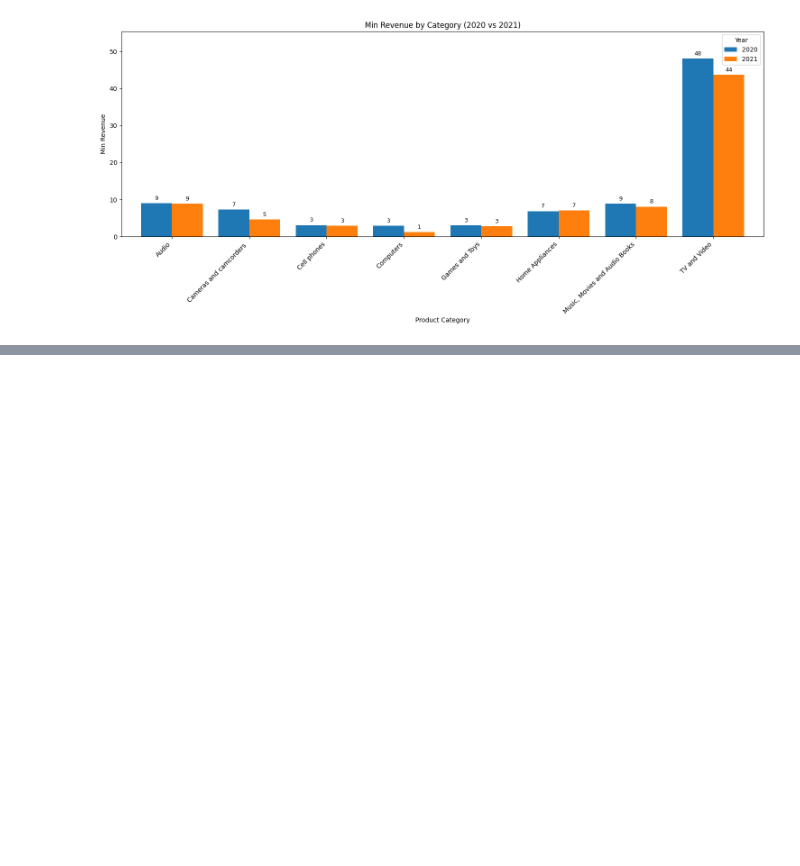
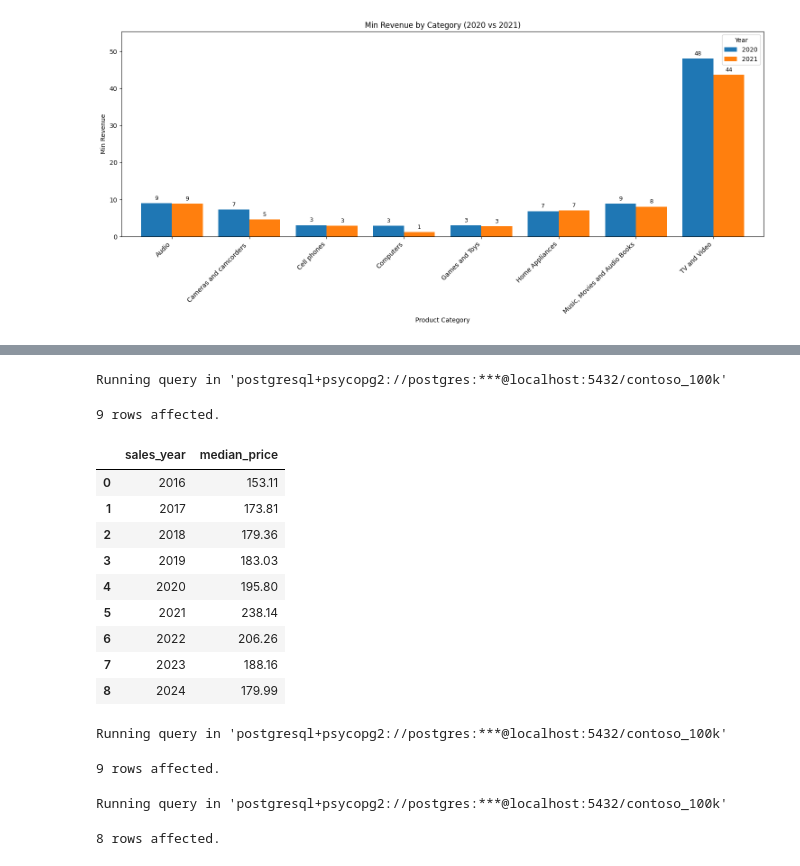
Before and after one commit to Nisha-Gangadhar/NishaTheDataAnalyst.github.io, a Jupyter notebook: Resources/Update2_SQL_Notebook.ipynb, the cells around one changed output, grey strips where cells are left out. Drawn from its saved outputs; the diff is of its cells as text; code cells hidden in the pictures; blank space fills up the shorter version.

```diff
--- a/Resources/Update2_SQL_Notebook.ipynb
+++ b/Resources/Update2_SQL_Notebook.ipynb
@@ -1015,0 +1043,36 @@ plt.show()
+# %%
+%%sql
+
+SELECT
+    EXTRACT(YEAR FROM orderdate) AS sales_year,
+    PERCENTILE_CONT(0.5) WITHIN GROUP (ORDER BY netprice) AS median_price
+FROM sales
+WHERE netprice IS NOT NULL
+  AND EXTRACT(YEAR FROM orderdate) IN (2016,2017,2018,2019,2020,2021,2022,2023, 2024)
+GROUP BY EXTRACT(YEAR FROM orderdate);
+# %% [output]
+Running query in 'postgresql+psycopg2://postgres:***@localhost:5432/contoso_100k'
+9 rows affected.
+|  | sales_year | median_price |
+| 0 | 2016 | 153.11 |
+| 1 | 2017 | 173.81 |
+| 2 | 2018 | 179.36 |
+| 3 | 2019 | 183.03 |
+| 4 | 2020 | 195.80 |
+| 5 | 2021 | 238.14 |
+| 6 | 2022 | 206.26 |
+| 7 | 2023 | 188.16 |
+| 8 | 2024 | 179.99 |
+# %%
+%%sql medianyears <<
+
+SELECT
+    EXTRACT(YEAR FROM orderdate) AS sales_year,
+    PERCENTILE_CONT(0.5) WITHIN GROUP (ORDER BY netprice) AS median_price
+FROM sales
+WHERE netprice IS NOT NULL
+  AND EXTRACT(YEAR FROM orderdate) IN (2016,2017,2018,2019,2020,2021,2022,2023, 2024)
+GROUP BY EXTRACT(YEAR FROM orderdate);
+# %% [output]
+Running query in 'postgresql+psycopg2://postgres:***@localhost:5432/contoso_100k'
+9 rows affected.
@@ -1015,0 +1129,16 @@ plt.show()
+# %%
+%%sql resultmedian<<
+
+SELECT
+    p.categoryname,
+    PERCENTILE_CONT(0.5) WITHIN GROUP (ORDER BY CASE WHEN EXTRACT(YEAR FROM s.orderdate) = 2020 THEN s.netprice * s.quantity * s.exchangerate END) AS median_price_2020,
+    PERCENTILE_CONT(0.5) WITHIN GROUP (ORDER BY CASE WHEN EXTRACT(YEAR FROM s.orderdate) = 2021 THEN s.netprice * s.quantity * s.exchangerate END) AS median_price_2021
+FROM sales s
+LEFT JOIN product p ON s.productkey = p.productkey
+WHERE s.netprice IS NOT NULL
+  AND s.orderdate BETWEEN '2020-01-01' AND '2021-12-31'
+GROUP BY p.categoryname
+ORDER BY p.categoryname;
+# %% [output]
+Running query in 'postgresql+psycopg2://postgres:***@localhost:5432/contoso_100k'
+8 rows affected.
```
Also changed, not shown: parts of 9 cells of this notebook.
